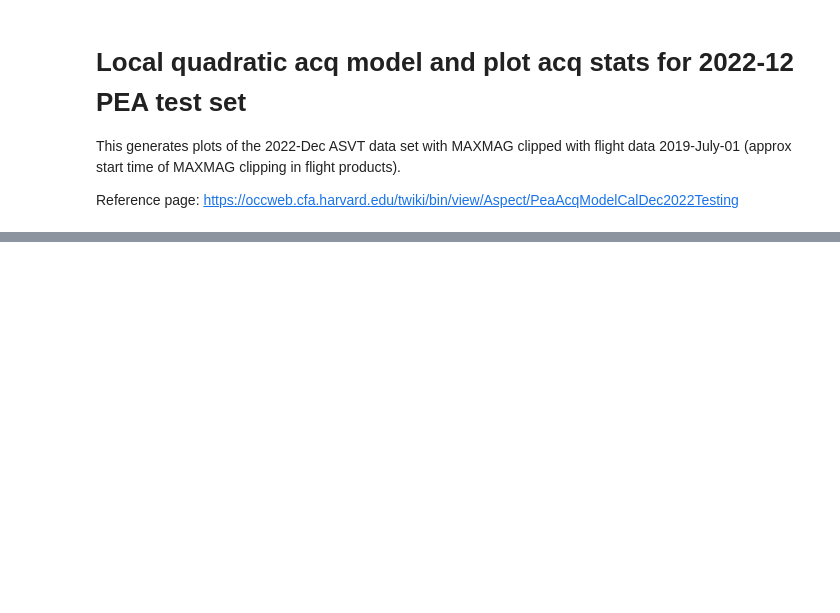
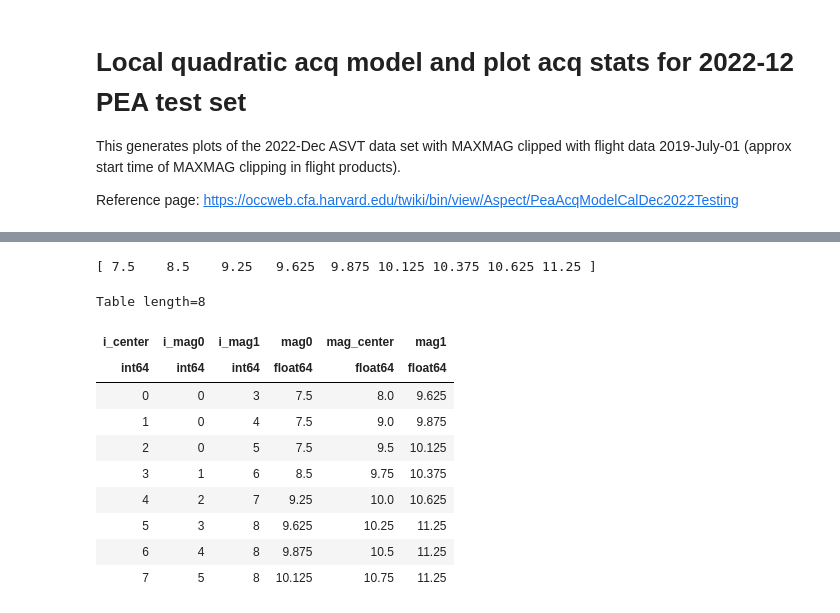
Before and after one commit to sot/aca_stats, a Jupyter notebook: fit_acq_model-2023-02-local-quadratic.ipynb, the cells around one changed output, grey strips where cells are left out. Saved outputs shown, nothing was run; the diff lists cells and outputs as text; code cells hidden in the pictures; blank space fills up the shorter version.

```diff
--- a/fit_acq_model-2023-02-local-quadratic.ipynb
+++ b/fit_acq_model-2023-02-local-quadratic.ipynb
@@ -252,7 +463,7 @@ res
 # %%
 from itertools import count
 # %%
-def iterbins(bin_edges, width):
+def iterbins(bin_edges, width, include_idxs=False):
     """
     Centers:     0   1   2   3   4   5   6   7   8   9
     Edges:     0   1   2   3   4   5   6   7   8   9   10
@@ -264,9 +475,30 @@ def iterbins(bin_edges, width):
     for i_center in range(len(bin_edges) - 1):
         i_edge0 = np.clip(i_center - width, i_min, i_max)
         i_edge1 = np.clip(i_center + width + 1, i_min, i_max)
-        yield i_center, bin_edges[i_edge0], bin_edges[i_edge1]
+        if include_idxs:
+            out = i_center, i_edge0, i_edge1, bin_edges[i_edge0], bin_edges[i_edge1]
+        else:
+            out = i_center, bin_edges[i_edge0], bin_edges[i_edge1]
+        yield out
-# %%
-for i_center, mag0, mag1 in iterbins(mag_bins, 2):
-    print(i_center, mag0, mag1)
+# %%
+print(mag_bins)
+rows = []
+for i_center, i_mag0, i_mag1, mag0, mag1 in iterbins(mag_bins, 2, include_idxs=True):
+    rows.append((i_center, i_mag0, i_mag1, mag0, mag_vals[i_center], mag1))
+t = Table(rows=rows, names=["i_center", "i_mag0", "i_mag1", "mag0", "mag_center", "mag1"])
+t
+# %% [output]
+[ 7.5    8.5    9.25   9.625  9.875 10.125 10.375 10.625 11.25 ]
+Table length=8
+| i_center | i_mag0 | i_mag1 | mag0 | mag_center | mag1 |
+| int64 | int64 | int64 | float64 | float64 | float64 |
+| 0 | 0 | 3 | 7.5 | 8.0 | 9.625 |
+| 1 | 0 | 4 | 7.5 | 9.0 | 9.875 |
+| 2 | 0 | 5 | 7.5 | 9.5 | 10.125 |
+| 3 | 1 | 6 | 8.5 | 9.75 | 10.375 |
+| 4 | 2 | 7 | 9.25 | 10.0 | 10.625 |
+| 5 | 3 | 8 | 9.625 | 10.25 | 11.25 |
+| 6 | 4 | 8 | 9.875 | 10.5 | 11.25 |
+| 7 | 5 | 8 | 10.125 | 10.75 | 11.25 |
 # %%
 n_succ.size
```
Also changed, not shown: parts of 50 cells of this notebook.
